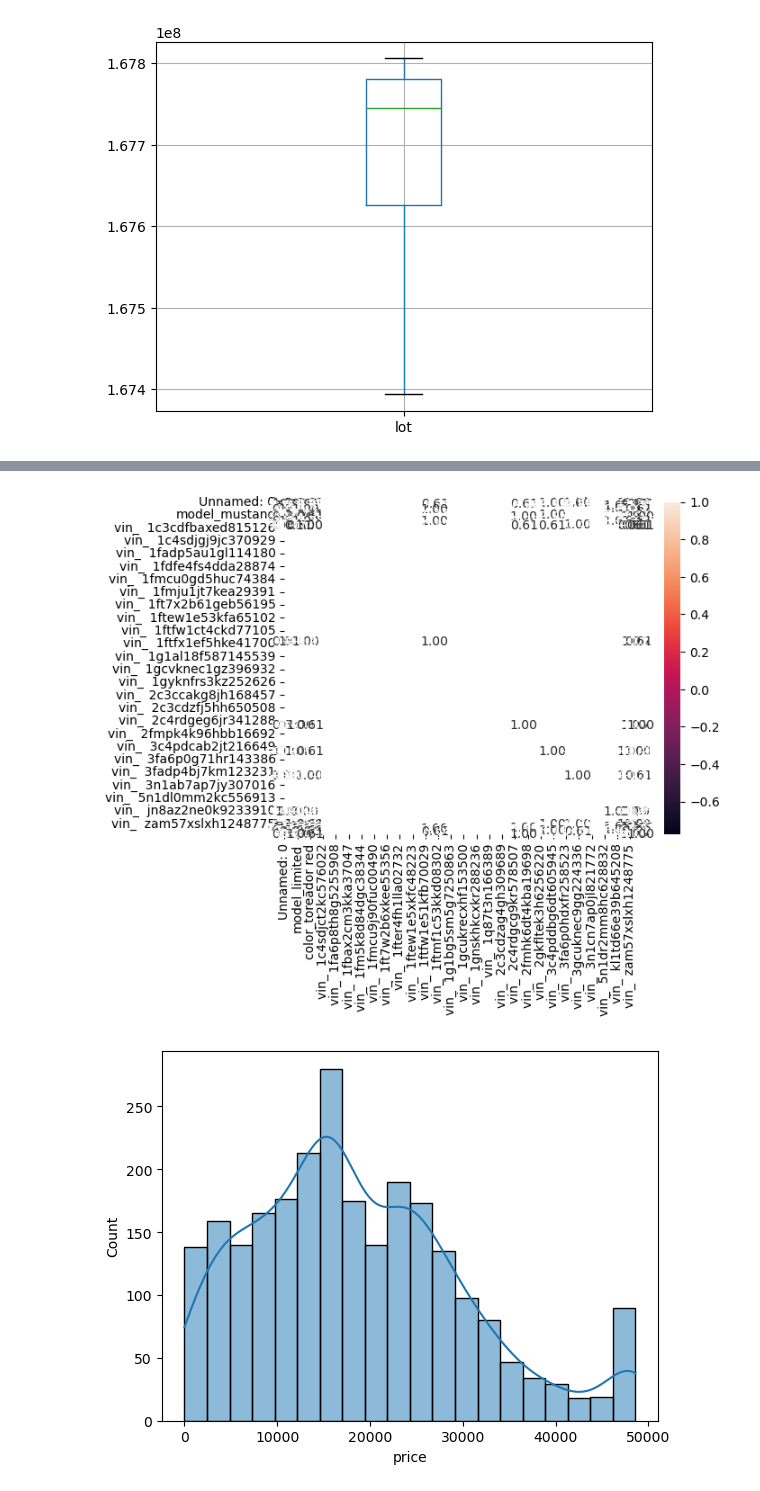
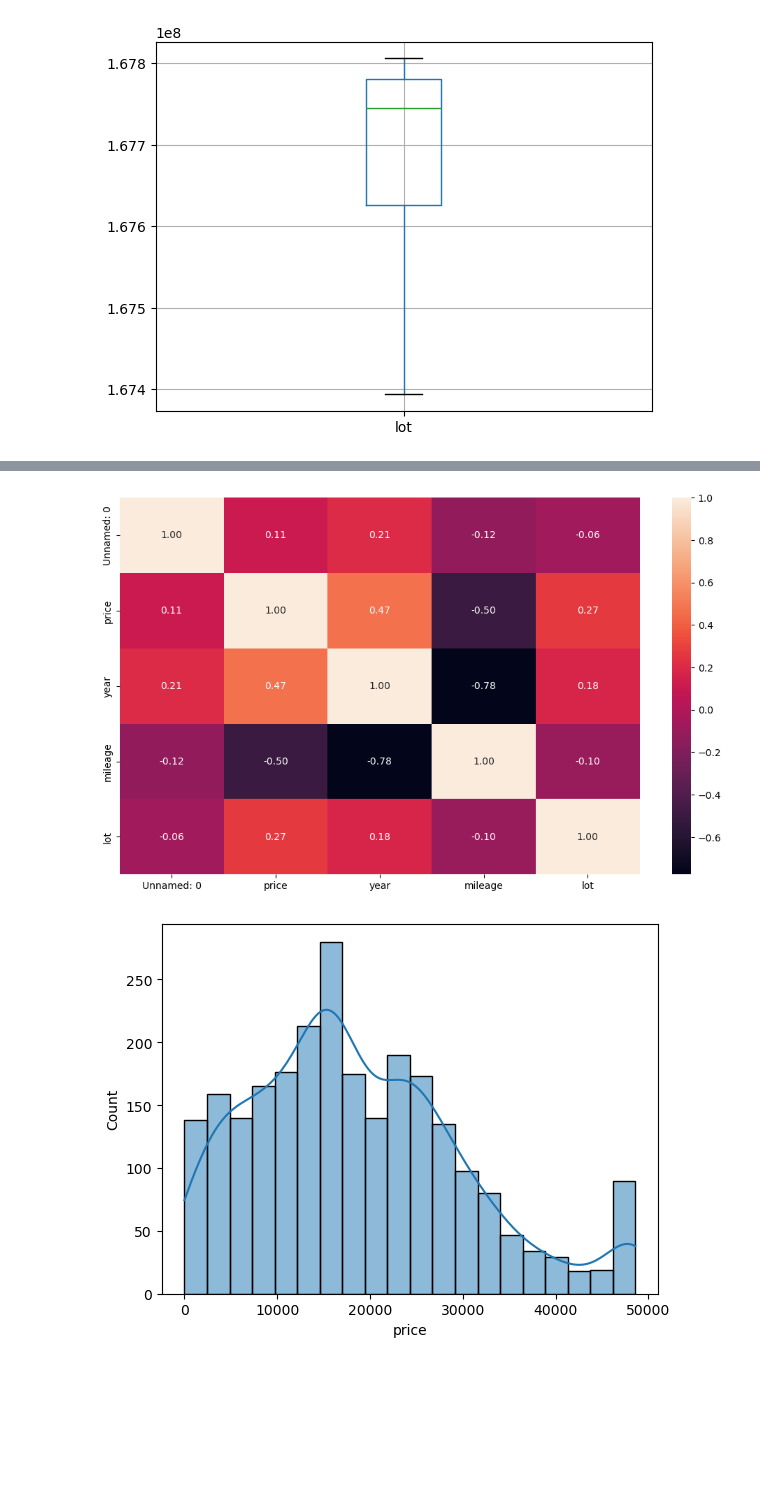
Before and after one commit to JustaUser099/Mini-Project-1, a Jupyter notebook: Mini Project 1.ipynb, the cells around one changed output, grey strips where cells are left out. Cells and saved outputs as stored; diff of their text form; code cells hidden in the pictures; blank space fills up the shorter version.

```diff
--- a/Mini Project 1.ipynb
+++ b/Mini Project 1.ipynb
@@ -117,8 +119,13 @@ Length: 2791, dtype: int64
 # %%
-sns.heatmap(df.corr(), annot=True, fmt=".2f")
+#Filtering only the numeric columns for correlation
+numeric_df = df.select_dtypes(include=['float64', 'int64'])
+
+#Creating the heatmap with only numeric columns
+plt.figure(figsize=(12,7))
+sns.heatmap(numeric_df.corr(), annot=True, fmt=".2f")
 plt.show()
 # %% [output]
-[figure, old version]
+[figure, new version]
 # %%
 #Univariate analysis
 sns.histplot(data=df, x='price', bins=20, kde=True)
```
Also changed, not shown: parts of 1 cell of this notebook.
